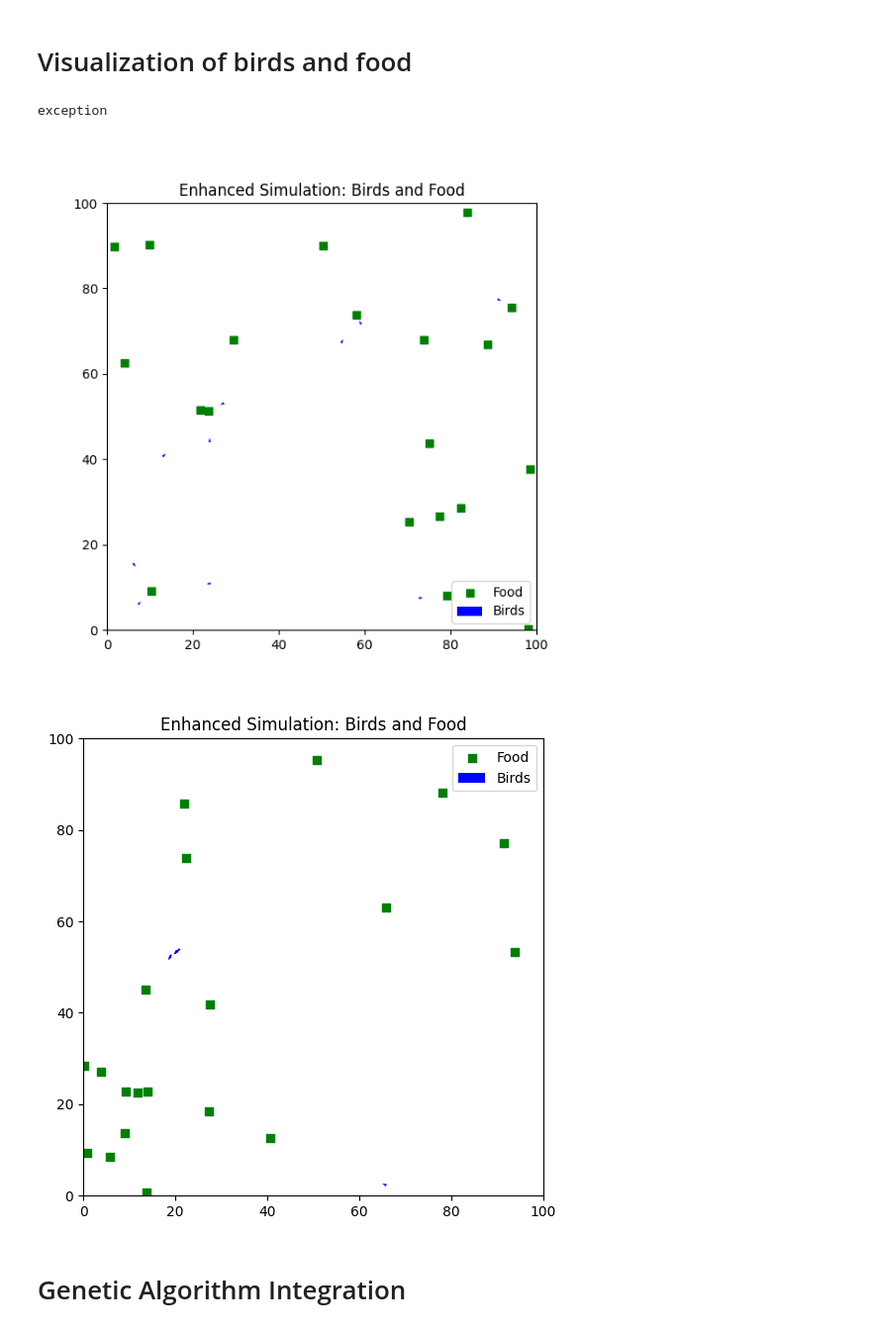
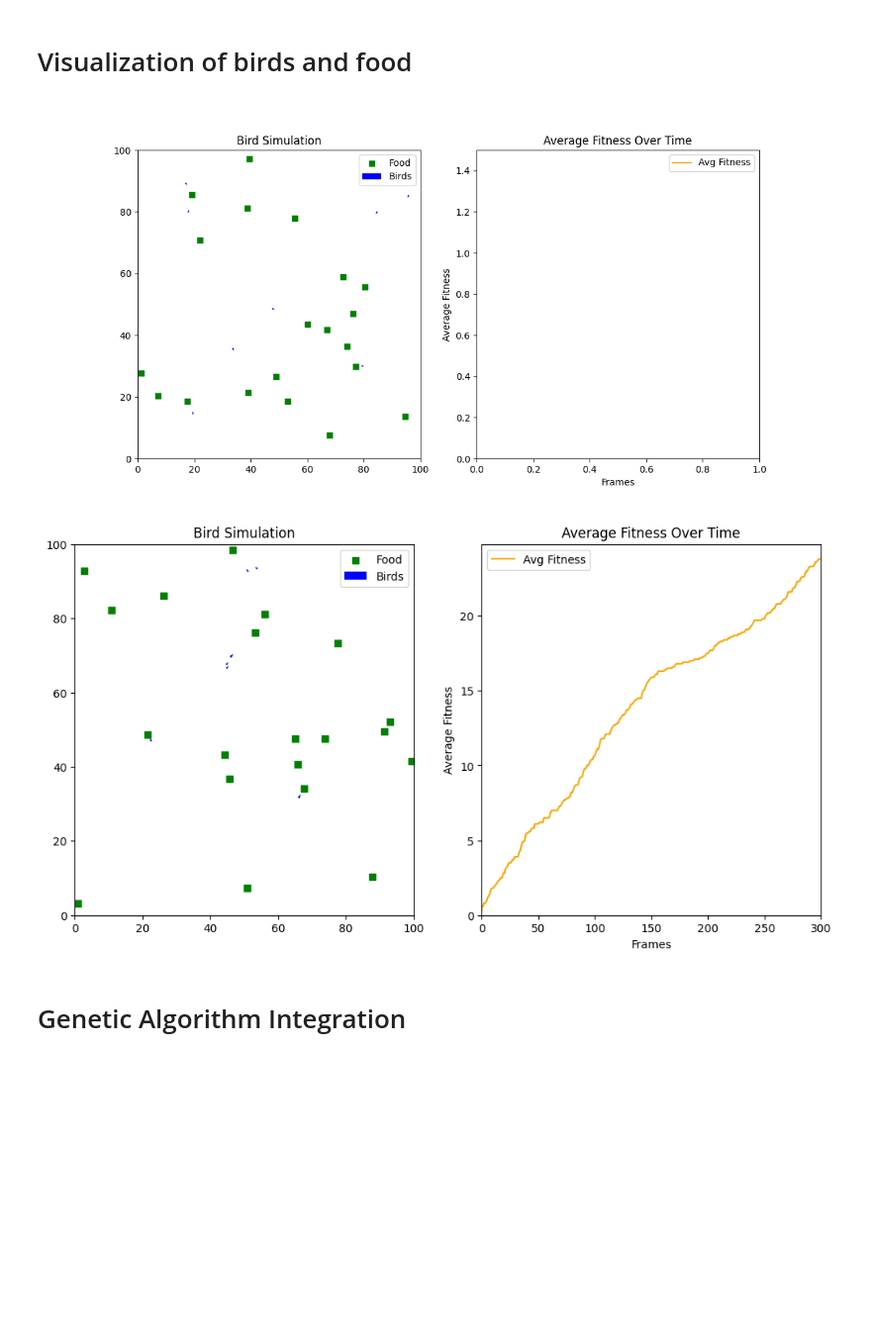
Before and after one commit to Stalinosmj/bird-game_ai, a Jupyter notebook: Genetic_Algorithm.ipynb, the cells around one changed output. Shown at 99% size. Cells and saved outputs as stored; diff of their text form; code cells hidden in the pictures; blank space fills up the shorter version.

```diff
--- a/Genetic_Algorithm.ipynb
+++ b/Genetic_Algorithm.ipynb
@@ -52,72 +53,84 @@ average_fitness = []
 # %% [markdown]
 # Visualization of birds and food
 # %%
-# Function to create the enhanced animation
+
+
+
+# Update function for animation
 def update(frame):
-    global birds, food, fitness_scores
+    global birds, food, fitness_scores, bird_directions, frames, average_fitness
 
     for i, bird in enumerate(birds):
         # Find the nearest food
         distances = [calculate_distance(bird, f) for f in food]
         nearest_food_index = np.argmin(distances)
         nearest_food = food[nearest_food_index]
 
         # Calculate the angle and move toward the food
         angle = math.atan2(nearest_food[1] - bird[1], nearest_food[0] - bird[0])
-        speed = 2  # Movement speed
+        speed = 2
         bird[0] += speed * math.cos(angle)
         bird[1] += speed * math.sin(angle)
 
-        # If the bird reaches the food, "eat" it and generate a new food item
+        # Update bird's direction for visualization
+        bird_directions[i] = angle
+
+        # If the bird reaches the food
         if calculate_distance(bird, nearest_food) < 2:
             food[nearest_food_index] = np.random.rand(1, 2) * WORLD_SIZE
-            fitness_scores[i] += 1  # Increase fitness score
+            fitness_scores[i] += 1
 
-        # Update bird's direction (angle) for visualization
-        bird_directions[i] = angle
+    # Track metrics for real-time plots
+    frames.append(frame)
+    average_fitness.append(np.mean(fitness_scores))
 
-    # Keep birds within world boundaries
+    # Keep birds within boundaries
     birds[:, 0] = np.clip(birds[:, 0], 0, WORLD_SIZE)
     birds[:, 1] = np.clip(birds[:, 1], 0, WORLD_SIZE)
 
     # Update scatter plot data
     bird_scatter.set_offsets(birds)
     bird_scatter.set_UVC(np.cos(bird_directions), np.sin(bird_directions))  # Update directions
     food_scatter.set_offsets(food)
-    return bird_scatter, food_scatter
 
-# Initialize bird directions
-bird_directions = np.zeros(NUM_BIRDS)
+    # Update evaluation plot data
+    eval_plot.set_data(frames, average_fitness)
+    eval_ax.set_xlim(0, max(frames) + 1)
+    eval_ax.set_ylim(0, max(average_fitness) + 1)
+    return bird_scatter, food_scatter, eval_plot
 
-# Create the enhanced animated plot
-fig, ax = plt.subplots(figsize=(6, 6))
-ax.set_xlim(0, WORLD_SIZE)
-ax.set_ylim(0, WORLD_SIZE)
-ax.set_title("Enhanced Simulation: Birds and Food")
+# Create the figure and subplots
+fig, (anim_ax, eval_ax) = plt.subplots(1, 2, figsize=(12, 6))
 
-# Scatter plots for food
-food_scatter = ax.scatter(food[:, 0], food[:, 1], color='green', marker='s', label='Food')  # Square for food
+# Animation subplot (birds and food)
+anim_ax.set_xlim(0, WORLD_SIZE)
+anim_ax.set_ylim(0, WORLD_SIZE)
+anim_ax.set_title("Bird Simulation")
+food_scatter = anim_ax.scatter(food[:, 0], food[:, 1], color='green', marker='s', label='Food')
+bird_scatter = anim_ax.quiver(birds[:, 0], birds[:, 1],
+                               np.cos(bird_directions), np.sin(bird_directions),
+                               color='blue', angles='xy', scale_units='xy', scale=1, label='Birds')
+anim_ax.legend()
 
-# Quiver plot for birds (arrows pointing toward movement direction)
-bird_scatter = ax.quiver(birds[:, 0], birds[:, 1],
-                         np.cos(bird_directions), np.sin(bird_directions),
-                         color='blue', angles='xy', scale_units='xy', scale=1, label='Birds')
+# Evaluation subplot (average fitness over time)
+eval_ax.set_title("Average Fitness Over Time")
+eval_ax.set_xlabel("Frames")
+eval_ax.set_ylabel("Average Fitness")
+eval_plot, = eval_ax.plot([], [], color='orange', label='Avg Fitness')
+eval_ax.legend()
 
-ax.legend()
+# Create the animation
+anim = FuncAnimation(fig, update, frames=300, interval=100, blit=True)
 
-# Create the animation and assign it to a variable
-anim = FuncAnimation(fig, update, frames=300, interval=100, blit=True)  # 300 frames for extended animation
+# Save the animation as a GIF
+anim.save('simulation_with_evaluation.gif', writer='pillow')
 
-# Save the enhanced animation as a GIF
-anim.save('enhanced_simulation.gif', writer='pillow')
-print("exception")
 # Display the saved GIF in Colab
 from IPython.display import Image
-Image(filename='enhanced_simulation.gif')
+Image(filename='simulation_with_evaluation.gif')
 # %% [output]
-exception
-[figure, old version]
+[figure, new version]
-[figure, old version]
+[figure, new version]
 # %% [markdown]
 # Genetic Algorithm Integration
 # %%
```
Also changed, not shown: parts of 5 cells of this notebook.
